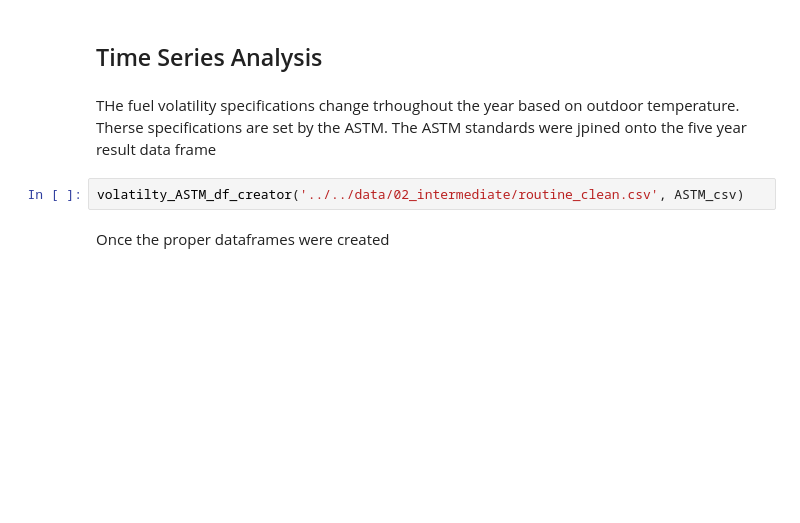
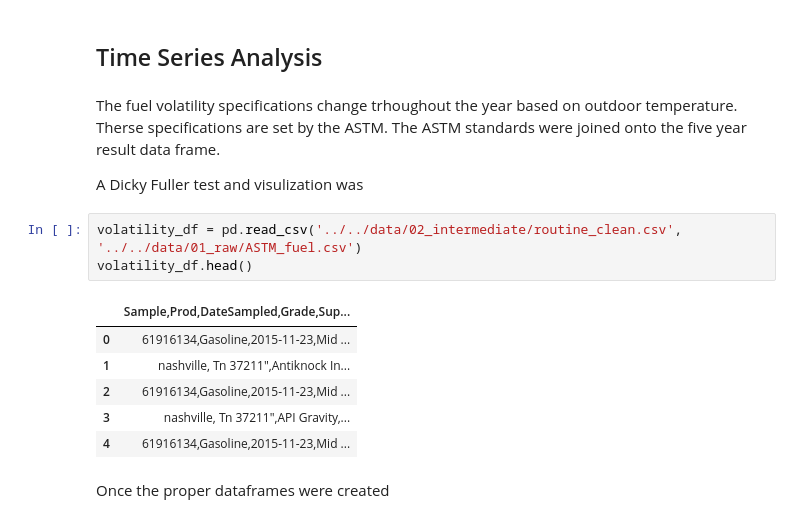
Before and after one commit to mishaberrien/tenessee-fuel-quality-analysis, a Jupyter notebook: notebooks/04_reports/20190731-kph-results-logistic-regression.ipynb, the cells around one changed output. Saved outputs shown, nothing was run; the diff lists cells and outputs as text; blank space fills up the shorter version.

```diff
--- a/notebooks/04_reports/20190731-kph-results-logistic-regression.ipynb
+++ b/notebooks/04_reports/20190731-kph-results-logistic-regression.ipynb
@@ -68,9 +70,19 @@ Volatility is an important property of gasoline because it must be able to vapor
 # %% [markdown]
 ## Time Series Analysis
 # %% [markdown]
-THe fuel volatility specifications change trhoughout the year based on outdoor temperature. Therse specifications are set by the ASTM. The ASTM standards were jpined onto the five year result data frame
+The fuel volatility specifications change trhoughout the year based on outdoor temperature. Therse specifications are set by the ASTM. The ASTM standards were joined onto the five year result data frame.
+
+A Dicky Fuller test and visulization was
-# %%
-volatilty_ASTM_df_creator('../../data/02_intermediate/routine_clean.csv', ASTM_csv)
+# %%
+volatility_df = pd.read_csv('../../data/02_intermediate/routine_clean.csv', '../../data/01_raw/ASTM_fuel.csv')
+volatility_df.head()
+# %% [output]
+|  | Sample,Prod,DateSampled,Grade,Sup... |
+| 0 | 61916134,Gasoline,2015-11-23,Mid ... |
+| 1 | nashville, Tn 37211",Antiknock In... |
+| 2 | 61916134,Gasoline,2015-11-23,Mid ... |
+| 3 | nashville, Tn 37211",API Gravity,... |
+| 4 | 61916134,Gasoline,2015-11-23,Mid ... |
 # %% [markdown]
 Once the proper dataframes were created
 # %% [markdown]
```
Also changed, not shown: parts of 1 cell of this notebook, 1 other file.
